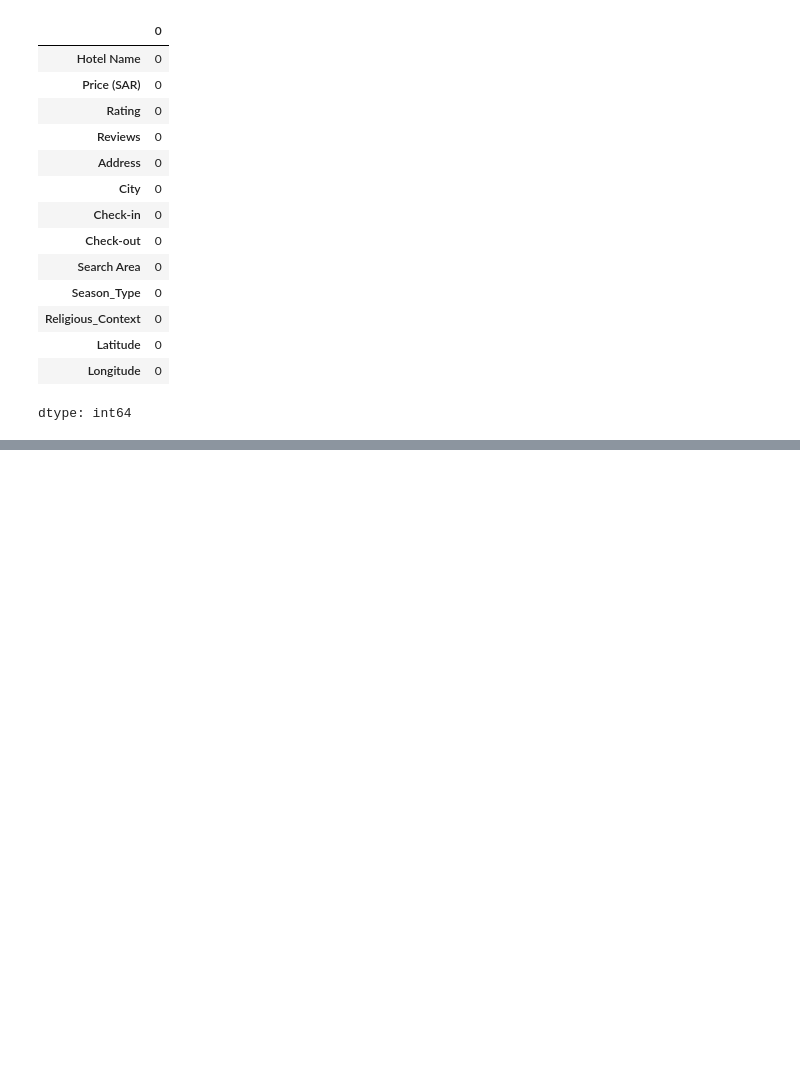
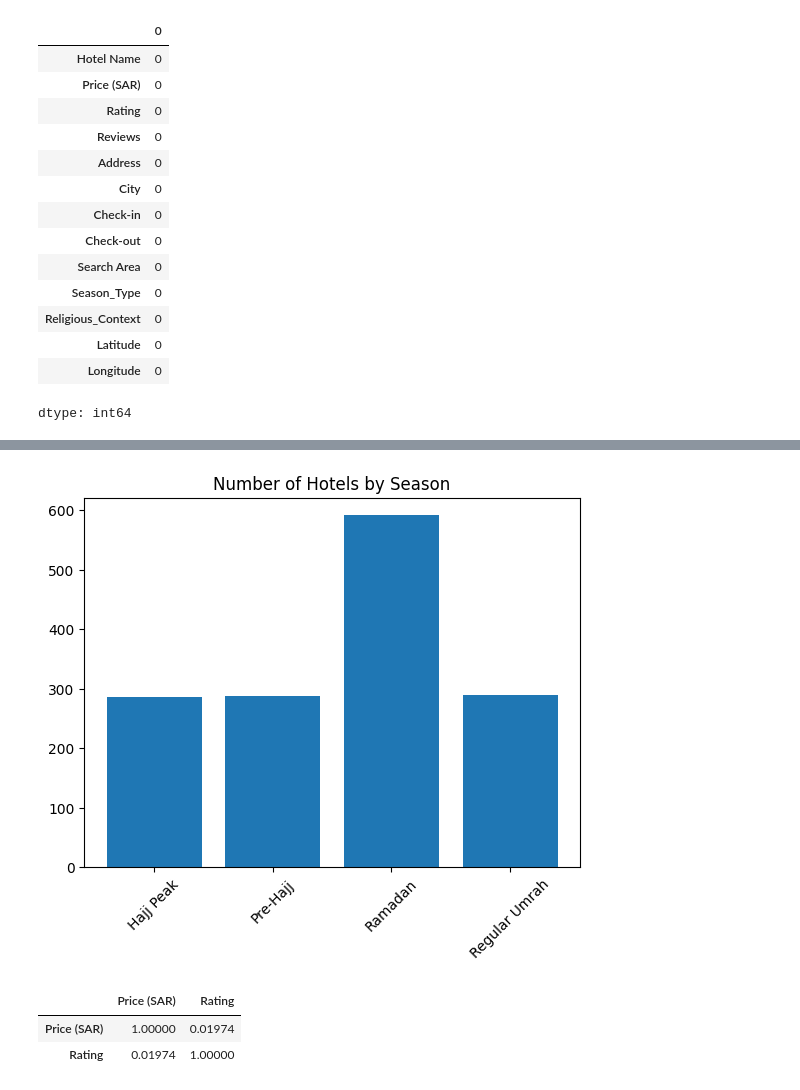
Before and after one commit to ITDeema/DataScience, a Jupyter notebook: DataScience.ipynb, the cells around one changed output, grey strips where cells are left out. Drawn from its saved outputs; the diff is of its cells as text; code cells hidden in the pictures; blank space fills up the shorter version.

```diff
--- a/DataScience.ipynb
+++ b/DataScience.ipynb
@@ -535,0 +584,25 @@ df_encoded.to_csv("PROCESSED_HAJJ_UMRAH_2026.csv", index=False)
+# %%
+plt.figure()
+season_counts = df[
+    ["Season_Type_Hajj Peak",
+     "Season_Type_Pre-Hajj",
+     "Season_Type_Ramadan Season",
+     "Season_Type_Regular Umrah"]
+].sum()
+
+plt.bar(["Hajj Peak","Pre-Hajj","Ramadan","Regular Umrah"], season_counts)
+plt.xticks(rotation=45)
+plt.title("Number of Hotels by Season")
+plt.show()
+#The bar chart confirms that hotel availability increases during Ramadan,
+#indicating higher demand compared to other seasons.
+# %% [output]
+[figure, added]
+# %%
+df[["Price (SAR)", "Rating"]].corr()
+#There is almost no correlation between price and rating,
+#indicating that higher-priced hotels do not necessarily receive better ratings.
+# %% [output]
+|  | Price (SAR) | Rating |
+| Price (SAR) | 1.00000 | 0.01974 |
+| Rating | 0.01974 | 1.00000 |
```
Also changed, not shown: parts of 10 cells of this notebook.
